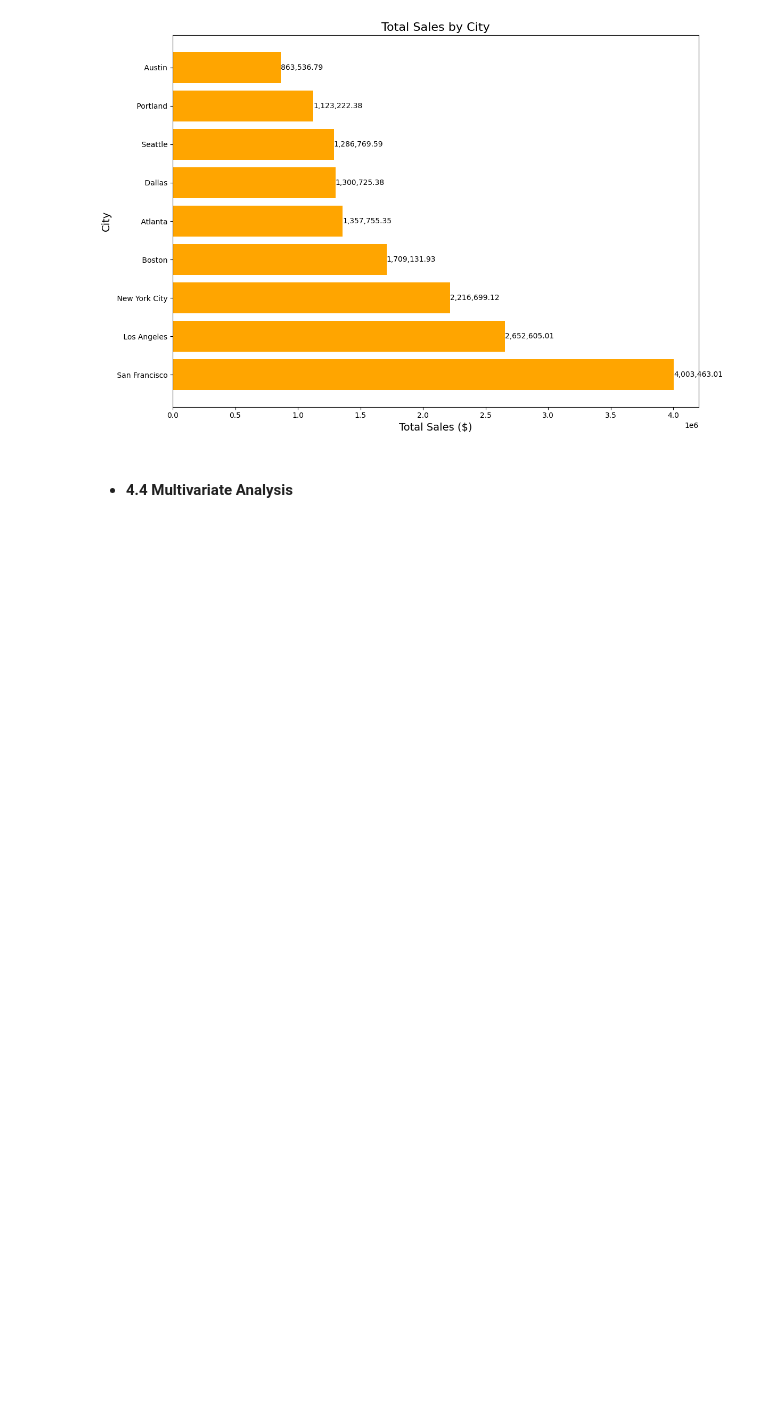
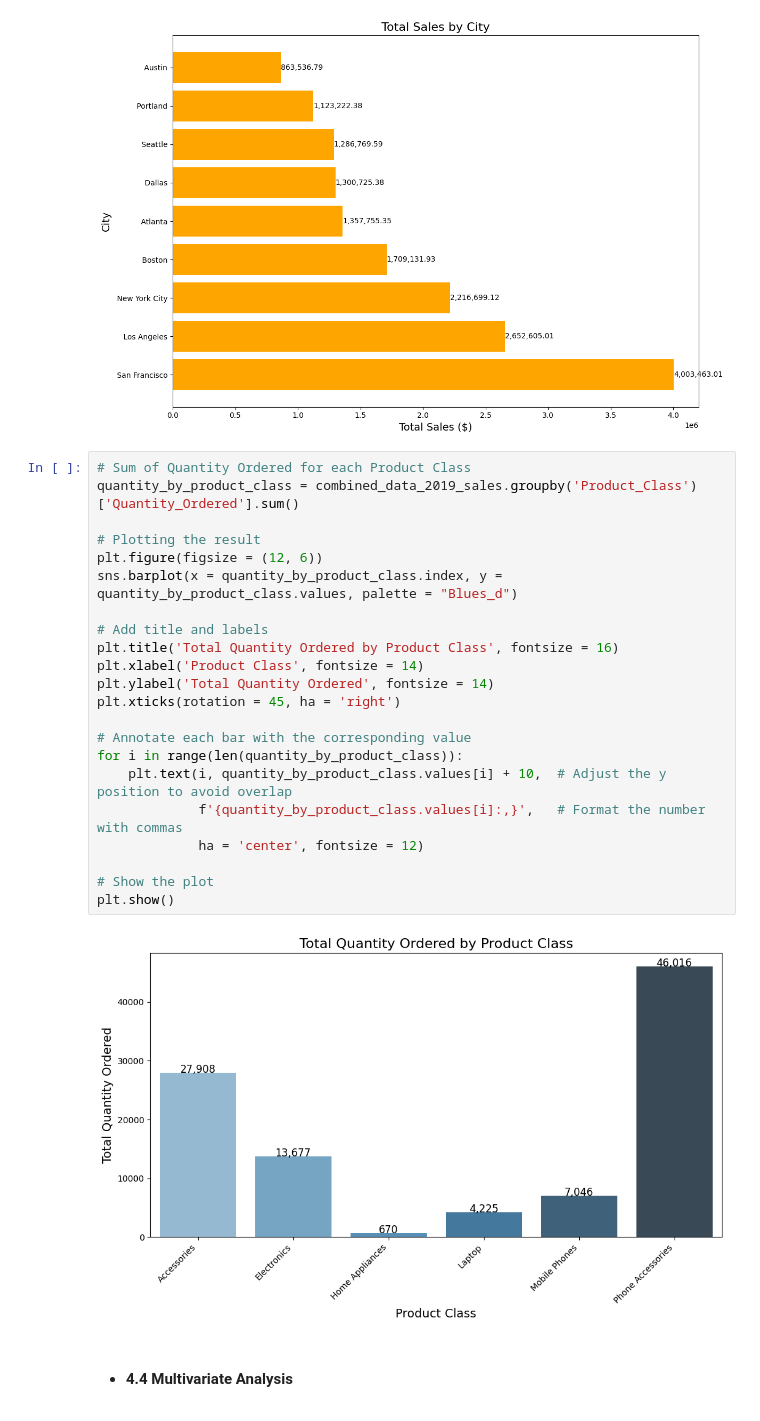
Before and after one commit to BamBamOguns/Sales_Analysis_And_Dashboarding, a Jupyter notebook: main.ipynb, the cells around one changed output. Drawn from its saved outputs; the diff is of its cells as text; blank space fills up the shorter version.

```diff
--- a/main.ipynb
+++ b/main.ipynb
@@ -1360,6 +1426,30 @@ plt.tight_layout()  # Adjust layout to make room for labels
 plt.show()
 # %% [output]
 [figure]
+# %%
+# Sum of Quantity Ordered for each Product Class
+quantity_by_product_class = combined_data_2019_sales.groupby('Product_Class')['Quantity_Ordered'].sum()
+
+# Plotting the result
+plt.figure(figsize = (12, 6))
+sns.barplot(x = quantity_by_product_class.index, y = quantity_by_product_class.values, palette = "Blues_d")
+
+# Add title and labels
+plt.title('Total Quantity Ordered by Product Class', fontsize = 16)
+plt.xlabel('Product Class', fontsize = 14)
+plt.ylabel('Total Quantity Ordered', fontsize = 14)
+plt.xticks(rotation = 45, ha = 'right')
+
+# Annotate each bar with the corresponding value
+for i in range(len(quantity_by_product_class)):
+    plt.text(i, quantity_by_product_class.values[i] + 10,  # Adjust the y position to avoid overlap
+             f'{quantity_by_product_class.values[i]:,}',   # Format the number with commas
+             ha = 'center', fontsize = 12)
+
+# Show the plot
+plt.show()
+# %% [output]
+[figure, added]
 # %% [markdown]
 - #### 4.4 **Multivariate Analysis**
 # %%
```
Also changed, not shown: parts of 4 cells of this notebook, 3 other files.
